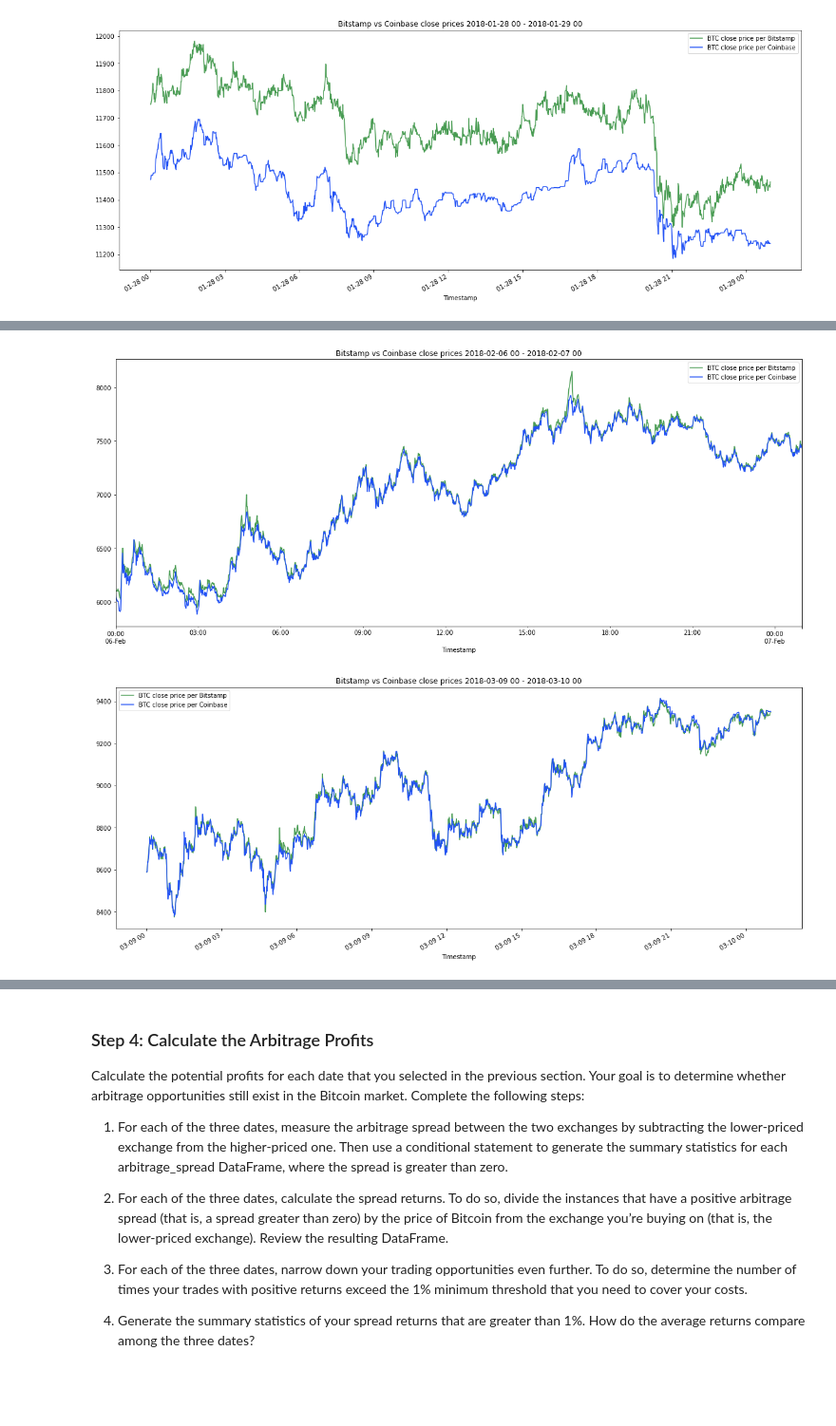
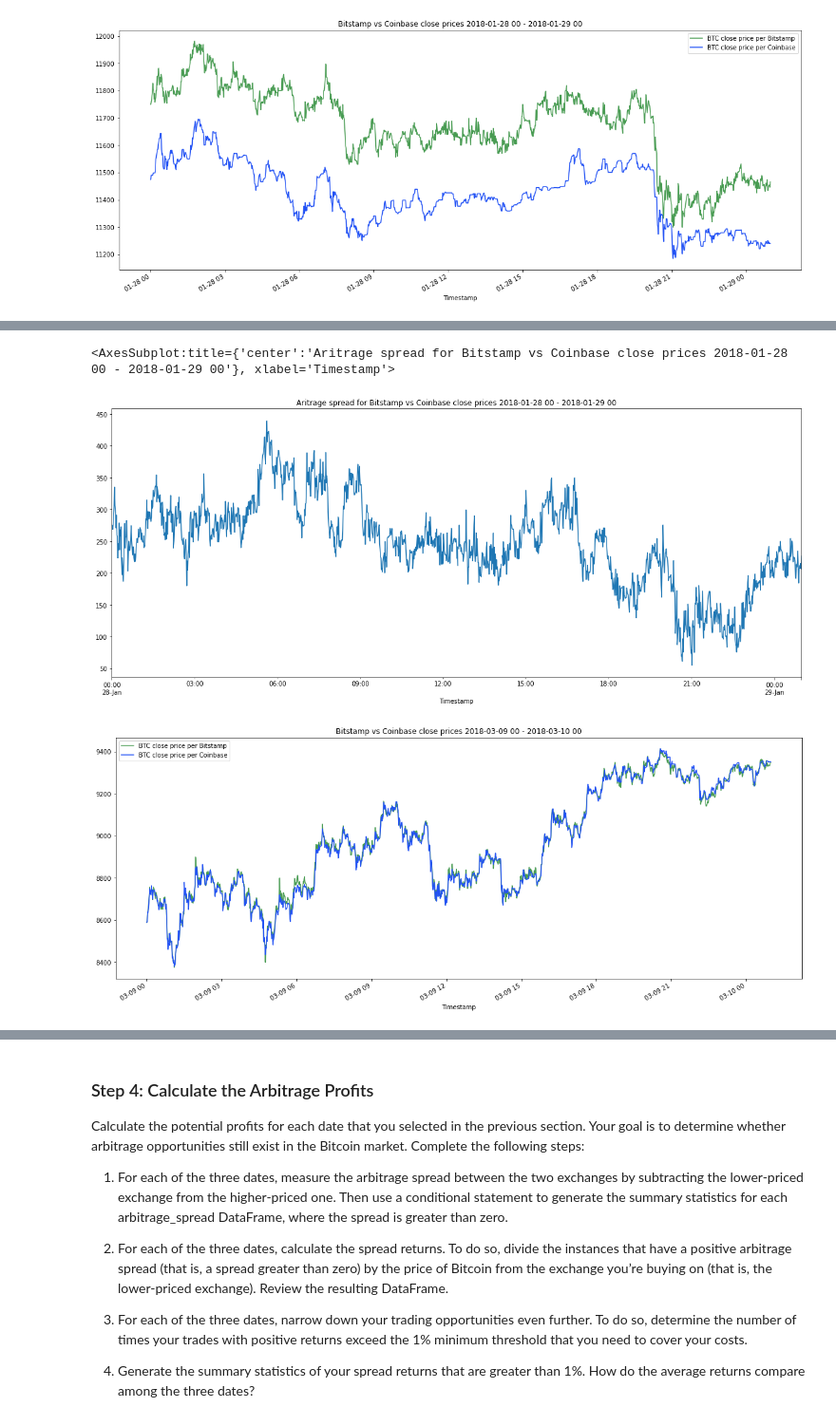
Before and after one commit to phodsman/Cryptocurrency-Arbitrage-Opportunity-Analyzer, a Jupyter notebook: crypto_arbitrage.ipynb, the cells around one changed output, grey strips where cells are left out. Shown at 95% size. Drawn from its saved outputs; the diff is of its cells as text; code cells hidden in the pictures; blank space fills up the shorter version.

Commit message:
finished coding the visualizations and summary statistics for arbitrage spread examination of three one day periods

```diff
--- a/crypto_arbitrage.ipynb
+++ b/crypto_arbitrage.ipynb
@@ -200,8 +201,9 @@ Focus your analysis on specific dates by completing the following steps:
 
 2. For each of the three dates, generate the summary statistics and then create a box plot. This big-picture view is meant to help you gain a better understanding of the data before you perform your arbitrage calculations. As you compare the data, what conclusions can you draw?
 # %%
-# Create an overlay plot that visualizes the two dataframes over a period of one day early in the dataset.
-# Be sure that the plots include the parameters `legend`, `figsize`, `title`, `color` and `label`
-plot_compare_for_date_range(bitstamp_sliced, coinbase_sliced, "2018-01-28 00", "2018-01-29 00")
+# Plots the two dataframes over a period of one day early in the dataset.
+early_date_start = "2018-01-28 00"
+early_date_end = "2018-01-29 00"
+plot_compare_for_date_range(bitstamp_sliced, coinbase_sliced, early_date_start, early_date_end)
 # %% [output]
 [figure]
@@ -219,0 +210,7 @@ SyntaxError: invalid syntax (<ipython-input-18-9c1f332784dd>, line 3)
+# %%
+# Calculates the arbitrage spread for the early date under examination
+arbitrage_spread_early = arbitrage_spread_for_date_range(bitstamp_sliced, coinbase_sliced, early_date_start, early_date_end)
+
+# Generate summary statistics for the early DataFrame
+print(f"Summary statistics of the arbitrage spread for {early_date_start} - {early_date_end}:")
+arbitrage_spread_early.describe()
@@ -220,6 +228,13 @@ SyntaxError: invalid syntax (<ipython-input-18-9c1f332784dd>, line 3)
+# %%
+# Plots the arbitrage range for the early date under examination
+arbitrage_spread_early.plot(figsize=(20,8), title=f"Arbitrage spread for Bitstamp vs Coinbase close prices {early_date_start} - {early_date_end}")
+# %% [output]
+<AxesSubplot:title={'center':'Aritrage spread for Bitstamp vs Coinbase close prices 2018-01-28 00 - 2018-01-29 00'}, xlabel='Timestamp'>
+[figure, added]
 # %%
-# Create an overlay plot that visualizes the two dataframes over a period of one day from the middle of the dataset.
-# Be sure that the plots include the parameters `legend`, `figsize`, `title`, `color` and `label`
-plot_compare_for_date_range(bitstamp_sliced, coinbase_sliced, "2018-02-06 00", "2018-02-07 00")
+# Plots the two dataframes over a period of one day in the middle of the dataset.
+middle_date_start = "2018-03-09 00"
+middle_date_end = "2018-03-10 00"
+plot_compare_for_date_range(bitstamp_sliced, coinbase_sliced, middle_date_start, middle_date_end)
 # %% [output]
-[figure, old version]
+[figure, new version]
@@ -236,6 +240,0 @@ arbitrage_spread_middle = # YOUR CODE HERE
-# %%
-# Create an overlay plot that visualizes the two dataframes over a period of one day from late in the dataset.
-# Be sure that the plots include the parameters `legend`, `figsize`, `title`, `color` and `label`
-plot_compare_for_date_range(bitstamp_sliced, coinbase_sliced, "2018-03-09 00", "2018-03-10 00")
-# %% [output]
-[figure, removed]
```
Also changed, not shown: parts of 13 cells of this notebook, 1 other file.
